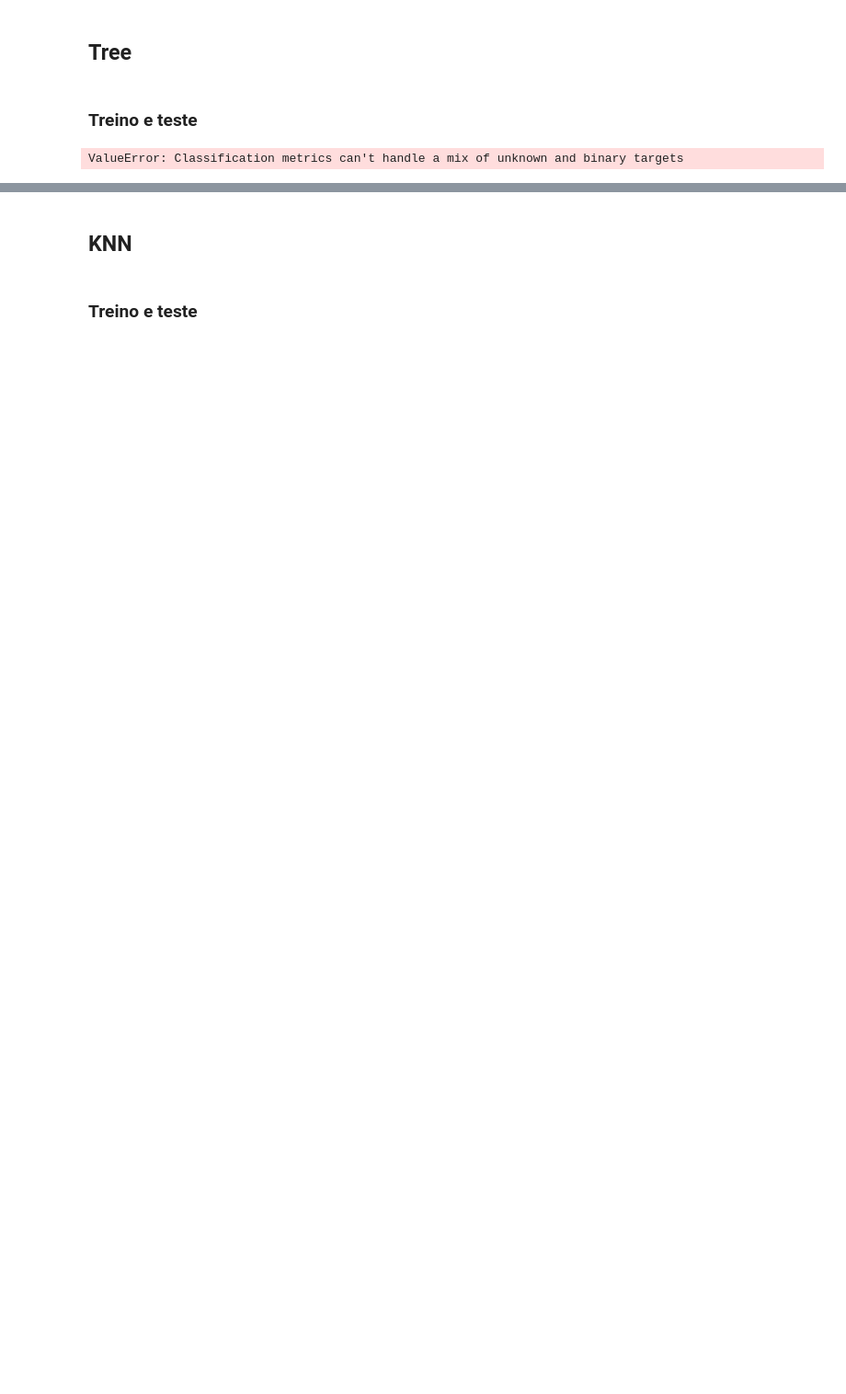
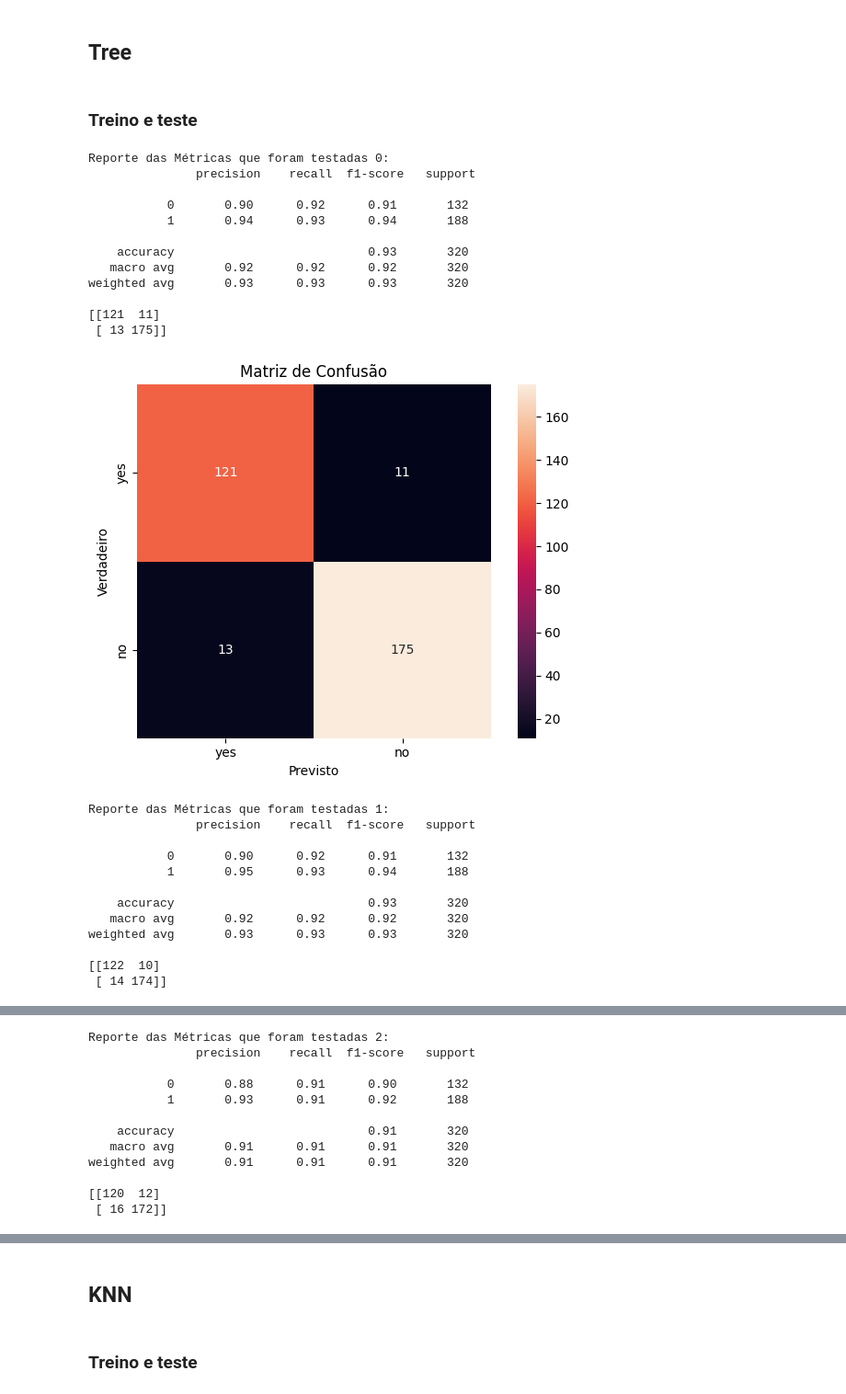
Before and after one commit to TrocaTine/Modelo, a Jupyter notebook: modelos_after.ipynb, the cells around one changed output, grey strips where cells are left out. Shown: that part at 92% size. Drawn from its saved outputs; the diff is of its cells as text; code cells hidden in the pictures; blank space fills up the shorter version.

```diff
--- a/modelos_after.ipynb
+++ b/modelos_after.ipynb
@@ -195,32 +277,58 @@ print(set(y_test_naive))
 # %%
 tempo_tree = []
 for i in range(0, 6):
     inicio = time.perf_counter()
 
     melhor_tree_pipe = infos_pipe['tree']['pipeline']
     melhor_tree_pipe.fit(modelos_armazenados['tree'][2][0], modelos_armazenados['tree'][2][1].values)
 
     y_pred_tree = melhor_tree_pipe.predict(modelos_armazenados['tree'][3][0])
-    y_val_tree = modelos_armazenados['tree'][3][1]
+    y_test_tree = modelos_armazenados['tree'][3][1]
 
     fim = time.perf_counter()
 
     tempo_tree.append(fim - inicio)
 
     # Métricas
-    print(f"Reporte das Métricas que foram testadas {i}:\n", classification_report(y_val_tree, y_pred_tree))
+    y_test_tree = y_test_tree.astype(int)
+    y_pred_tree = y_pred_tree.astype(int)
+    print(f"Reporte das Métricas que foram testadas {i}:\n", classification_report(y_test_tree, y_pred_tree))
 
-    matriz_de_confusao = confusion_matrix(y_val_tree, y_pred_tree)
+    matriz_de_confusao = confusion_matrix(y_test_tree, y_pred_tree)
     print(matriz_de_confusao)
 
     sns.heatmap(matriz_de_confusao, square=True, annot=True, fmt='d', cbar=True,
                 yticklabels=['yes','no'],
                 xticklabels=['yes','no'])
     plt.title('Matriz de Confusão')
     plt.xlabel('Previsto')
     plt.ylabel('Verdadeiro')
     plt.tight_layout()
     plt.show()
 print(tempo_tree)
 # %% [output]
-ValueError: Classification metrics can't handle a mix of unknown and binary targets
+Reporte das Métricas que foram testadas 0:
+               precision    recall  f1-score   support
+
+           0       0.90      0.92      0.91       132
+           1       0.94      0.93      0.94       188
+
+    accuracy                           0.93       320
+   macro avg       0.92      0.92      0.92       320
+weighted avg       0.93      0.93      0.93       320
+
+[[121  11]
+ [ 13 175]]
+[figure, added]
+Reporte das Métricas que foram testadas 1:
+               precision    recall  f1-score   support
+
+           0       0.90      0.92      0.91       132
+           1       0.95      0.93      0.94       188
+
+    accuracy                           0.93       320
+   macro avg       0.92      0.92      0.92       320
+weighted avg       0.93      0.93      0.93       320
+
+[[122  10]
+ [ 14 174]]
@@ -226,0 +336,12 @@ ValueError: Classification metrics can't handle a mix of unknown and binary targ
+Reporte das Métricas que foram testadas 2:
+               precision    recall  f1-score   support
+
+           0       0.88      0.91      0.90       132
+           1       0.93      0.91      0.92       188
+
+    accuracy                           0.91       320
+   macro avg       0.91      0.91      0.91       320
+weighted avg       0.91      0.91      0.91       320
+
+[[120  12]
+ [ 16 172]]
```
Also changed, not shown: parts of 10 cells of this notebook, 2 other files.
